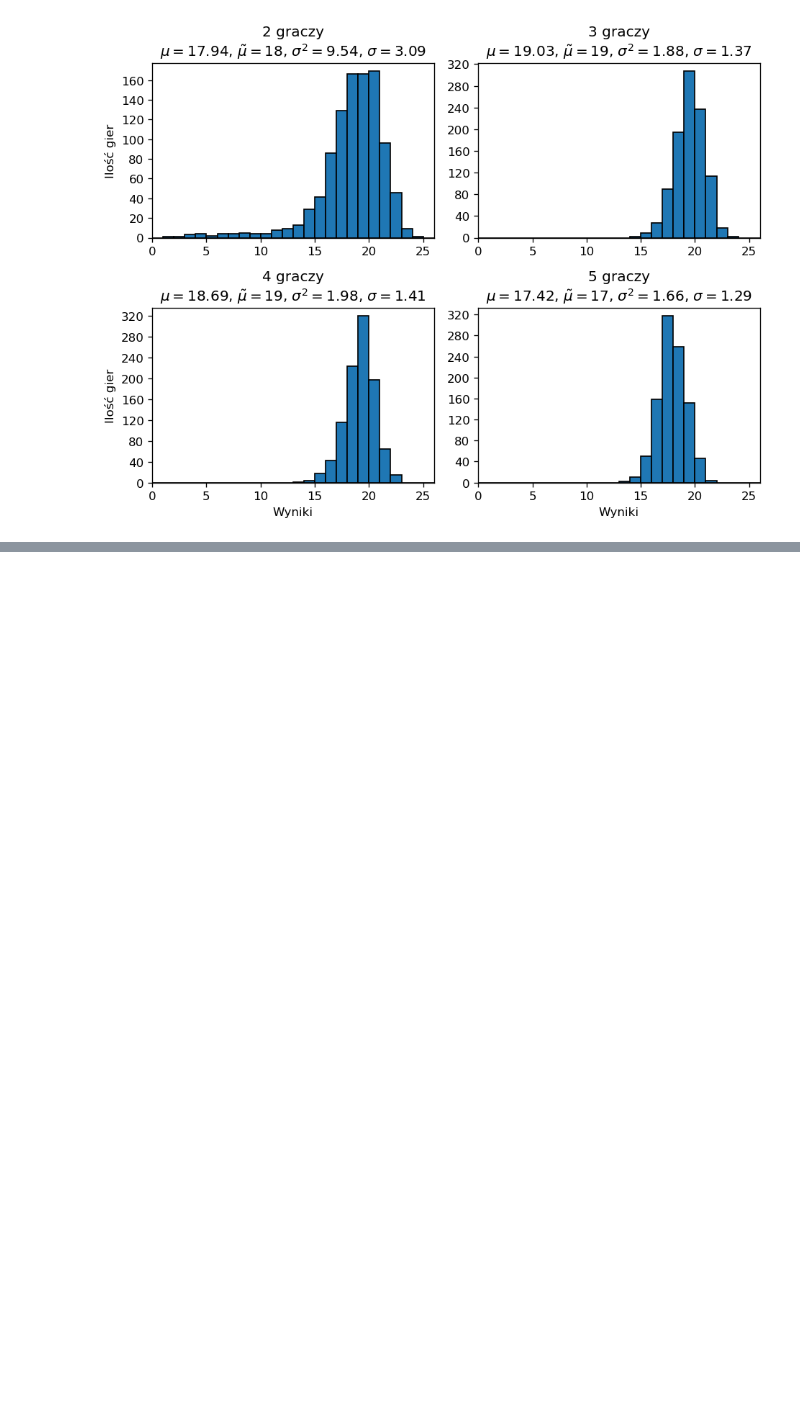
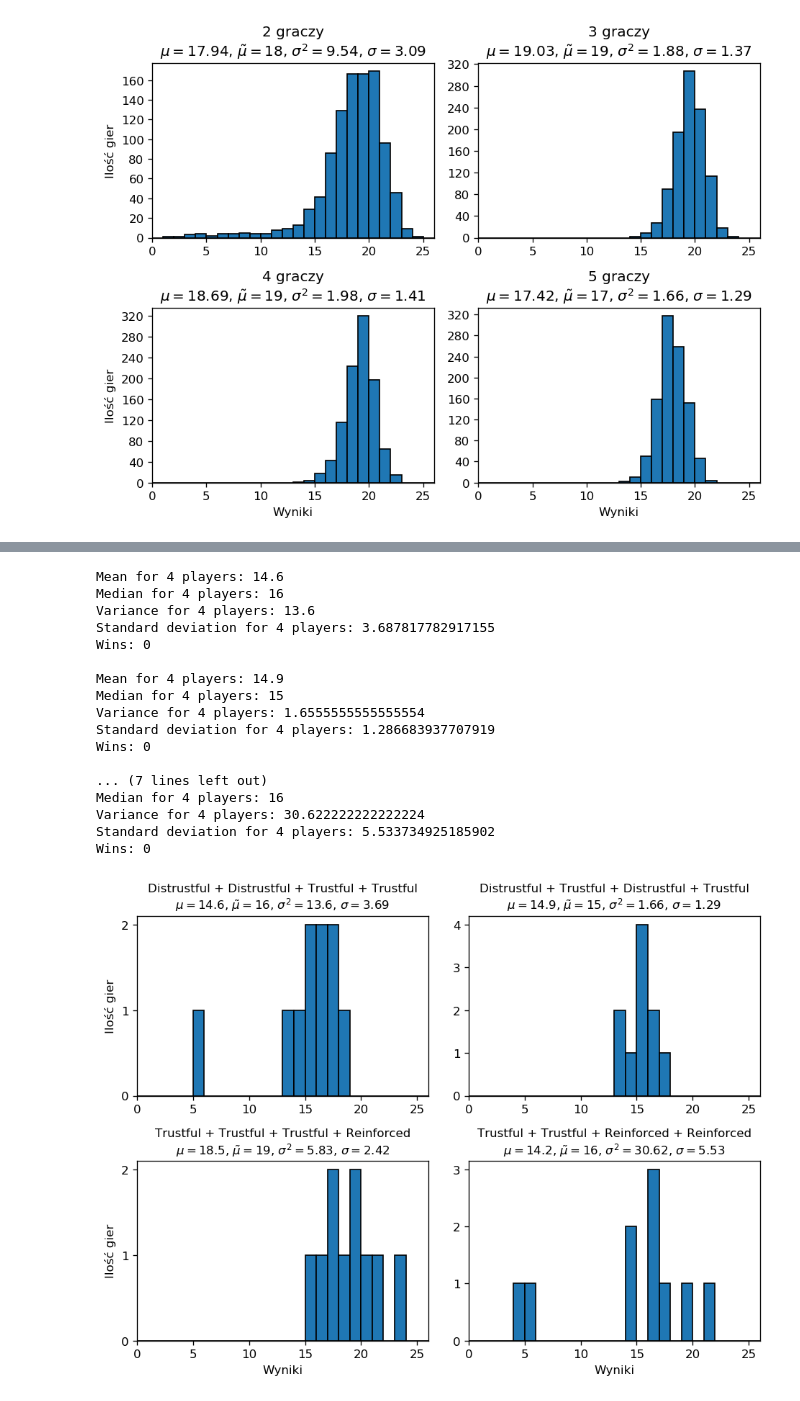
Before and after one commit to vtu-dog/Hanabi-AI-Engineering-Thesis, a Jupyter notebook: benchmark.ipynb, the cells around one changed output, grey strips where cells are left out. Drawn from its saved outputs; the diff is of its cells as text; code cells hidden in the pictures; blank space fills up the shorter version.

```diff
--- a/benchmark.ipynb
+++ b/benchmark.ipynb
@@ -351,0 +409,21 @@ AttributeError: 'NoneType' object has no attribute 'get_own_card_weights'
+# %%
+xy_benchmark(4)
+# %% [output]
+Mean for 4 players: 14.6
+Median for 4 players: 16
+Variance for 4 players: 13.6
+Standard deviation for 4 players: 3.687817782917155
+Wins: 0
+
+Mean for 4 players: 14.9
+Median for 4 players: 15
+Variance for 4 players: 1.6555555555555554
+Standard deviation for 4 players: 1.286683937707919
+Wins: 0
+
+... (7 lines left out)
+Median for 4 players: 16
+Variance for 4 players: 30.622222222222224
+Standard deviation for 4 players: 5.533734925185902
+Wins: 0
+[figure, added]
```
Also changed, not shown: parts of 4 cells of this notebook.
